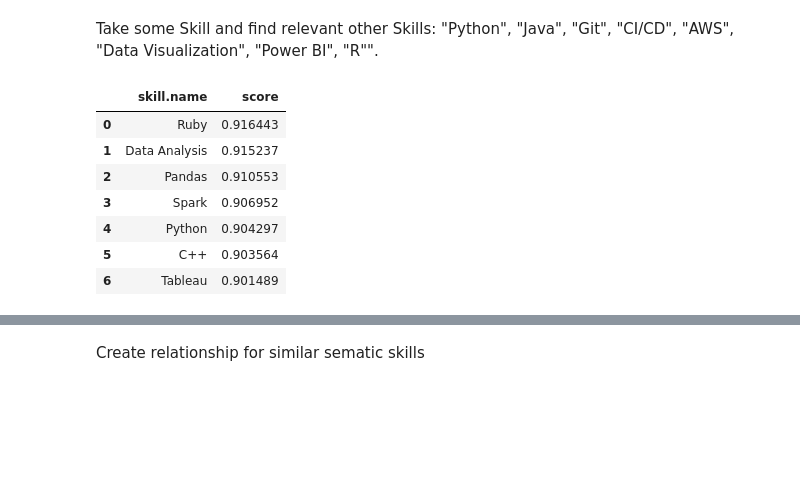
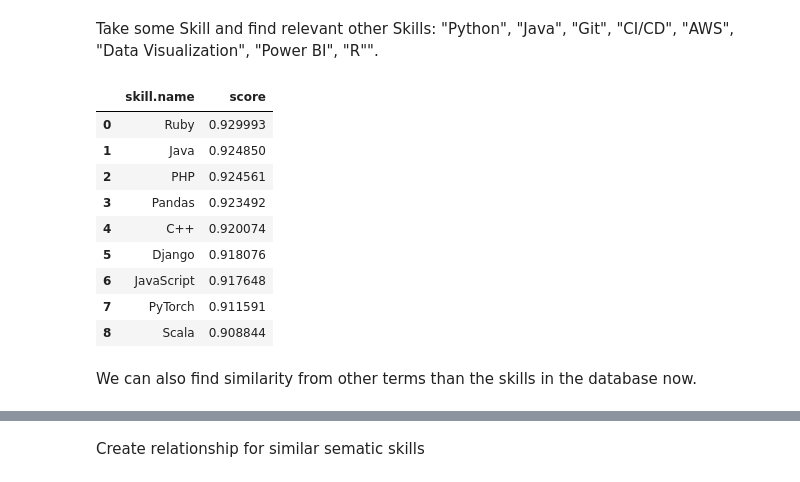
Before and after one commit to erikbijl/genai-workshop-amsterdam, a Jupyter notebook: talent/Module_01_GraphSummit_Amsterdam_2025.ipynb, the cells around one changed output, grey strips where cells are left out. Drawn from its saved outputs; the diff is of its cells as text; code cells hidden in the pictures; blank space fills up the shorter version.

```diff
--- a/talent/Module_01_GraphSummit_Nordics_2025.ipynb
+++ b/talent/Module_01_GraphSummit_Amsterdam_2025.ipynb
@@ -703,26 +707,34 @@ indexes_result_df
 ### Semantic Search
 # %% [markdown]
 Take some Skill and find relevant other Skills: "Python", "Java", "Git", "CI/CD", "AWS", "Data Visualization", "Power BI", "R"".
+# %%
+skill_search = "Python"
 # %%
 similar_skills_df  = driver.execute_query(
     """
-    MATCH (s:Skill{name: "R"})
+    MATCH (s:Skill{name: $skill_search})
     CALL db.index.vector.queryNodes("skill-embeddings", 10, s.embedding) YIELD node, score
     WITH node as skill, score ORDER BY score DESC
     WHERE node.name <> s.name AND score > 0.9
     RETURN skill.name, score
     """,
     database_=DATABASE,
     routing_=RoutingControl.READ,
-    result_transformer_= lambda r: r.to_df()
+    result_transformer_= lambda r: r.to_df(),
+    skill_search = skill_search
+
 )
 similar_skills_df
 # %% [output]
 |  | skill.name | score |
-| 0 | Ruby | 0.916443 |
-| 1 | Data Analysis | 0.915237 |
-| 2 | Pandas | 0.910553 |
-| 3 | Spark | 0.906952 |
-| 4 | Python | 0.904297 |
-| 5 | C++ | 0.903564 |
-| 6 | Tableau | 0.901489 |
+| 0 | Ruby | 0.929993 |
+| 1 | Java | 0.924850 |
+| 2 | PHP | 0.924561 |
+| 3 | Pandas | 0.923492 |
+| 4 | C++ | 0.920074 |
+| 5 | Django | 0.918076 |
+| 6 | JavaScript | 0.917648 |
+| 7 | PyTorch | 0.911591 |
+| 8 | Scala | 0.908844 |
+# %% [markdown]
+We can also find similarity from other terms than the skills in the database now.
```
Also changed, not shown: parts of 31 cells of this notebook, 3 other files.
